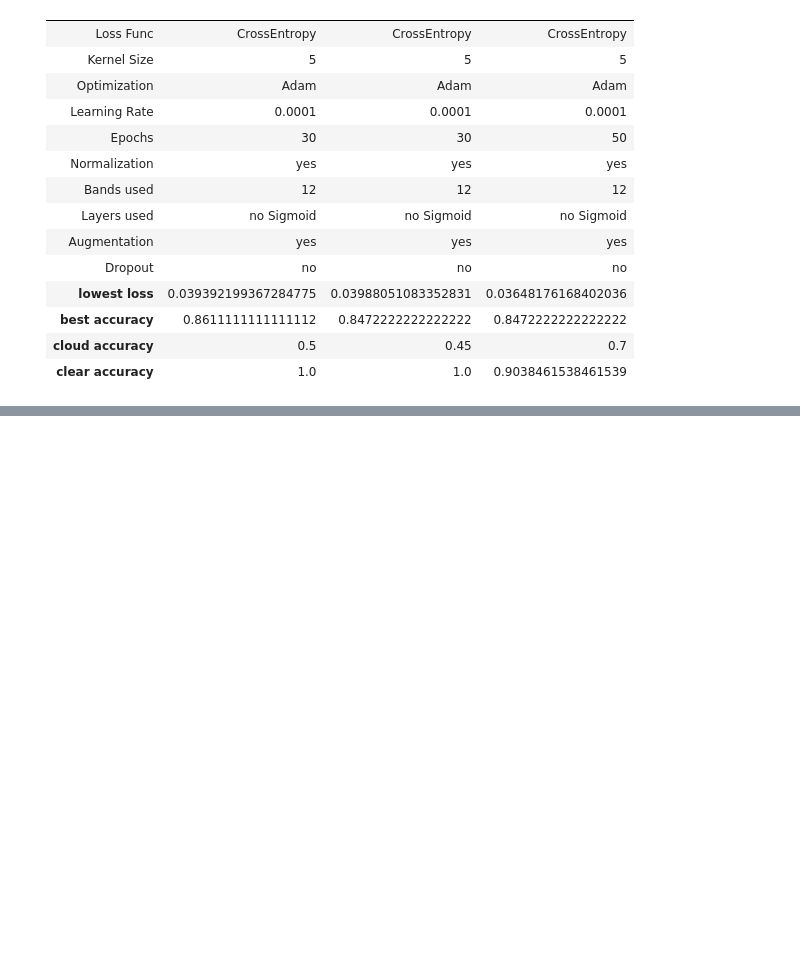
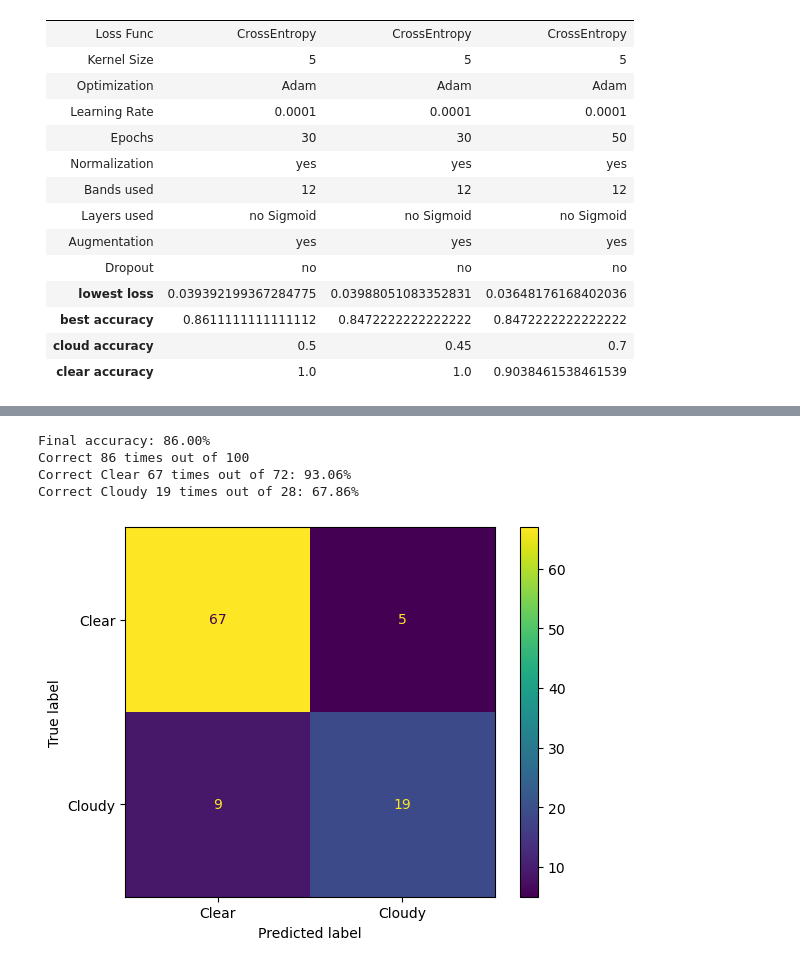
Before and after one commit to Kyrne/D7046E-Project, a Jupyter notebook: cnn.ipynb, the cells around one changed output, grey strips where cells are left out. Cells and saved outputs as stored; diff of their text form; code cells hidden in the pictures; blank space fills up the shorter version.

```diff
--- a/cnn.ipynb
+++ b/cnn.ipynb
@@ -42,7 +42,7 @@ train_loader = DataLoader(train_data, batch_size=BATCH_SIZE, shuffle=SHUFFLE, sa
 val_data = utils.CustomImageDataset(os.path.join(utils.BASE_PATH_DATA, utils.LABEL_PATH_VAL), os.path.join(utils.BASE_PATH_DATA, utils.IMG_PATHS_VAL), transform=transformation_val, use_selected_bands=True)
 val_loader = DataLoader(val_data, batch_size=BATCH_SIZE, shuffle=SHUFFLE)
 
-test_data = utils.CustomImageDataset(os.path.join(utils.BASE_PATH_DATA, utils.LABEL_PATH_TEST), os.path.join(utils.BASE_PATH_DATA, utils.IMG_PATHS_TEST), transform=transformation_val)
+test_data = utils.CustomImageDataset(os.path.join(utils.BASE_PATH_DATA, utils.LABEL_PATH_TEST), os.path.join(utils.BASE_PATH_DATA, utils.IMG_PATHS_TEST), transform=transformation_val, use_selected_bands=True)
 test_loader = DataLoader(test_data, batch_size=BATCH_SIZE, shuffle=SHUFFLE)
 # %%
 class Net(nn.Module):
@@ -179,0 +221,11 @@ To test:
+# %%
+best_model = Net()
+best_model = torch.load('best_cnn_model.pt')
+
+utils.test_model(best_model, test_loader=test_loader, sigmoid=True, cnn=True)
+# %% [output]
+Final accuracy: 86.00%
+Correct 86 times out of 100
+Correct Clear 67 times out of 72: 93.06%
+Correct Cloudy 19 times out of 28: 67.86%
+[figure, added]
```
Also changed, not shown: parts of 7 cells of this notebook, 1 other file.
